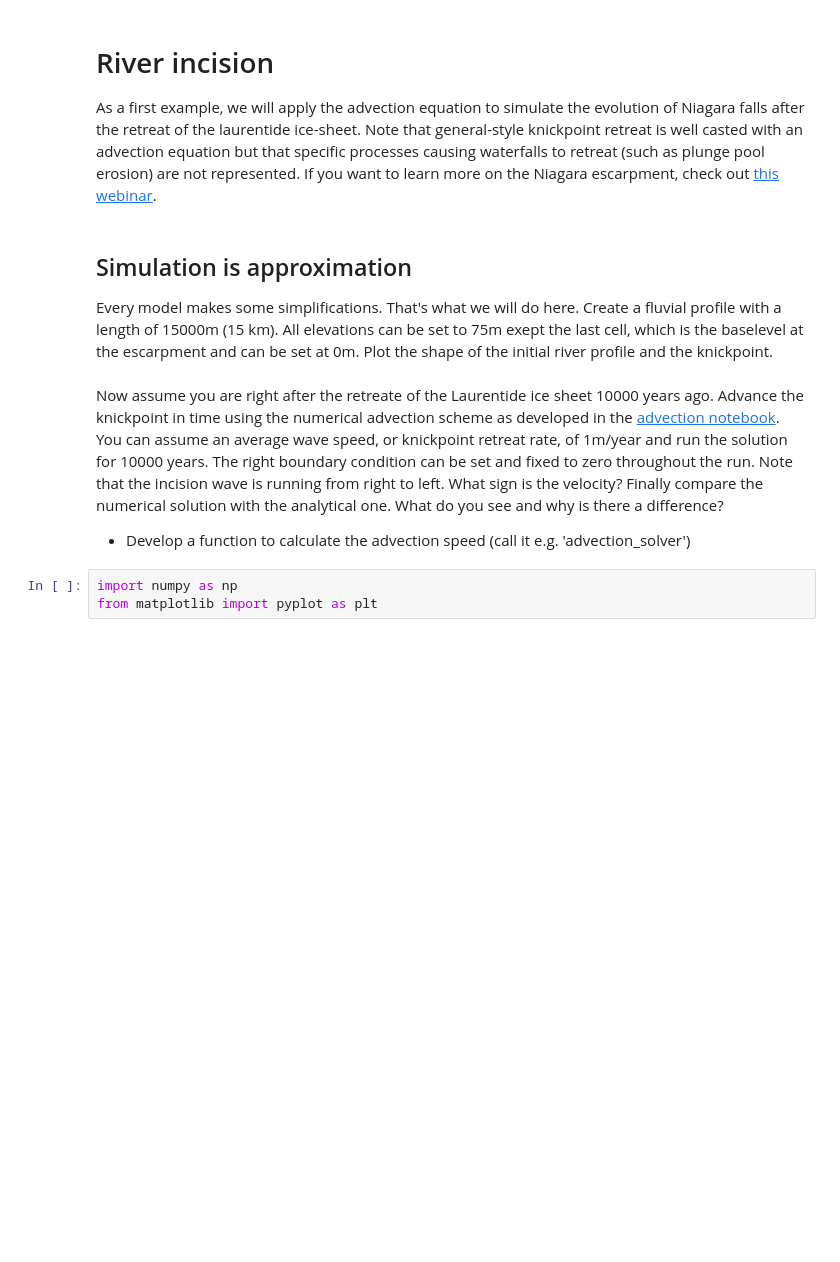
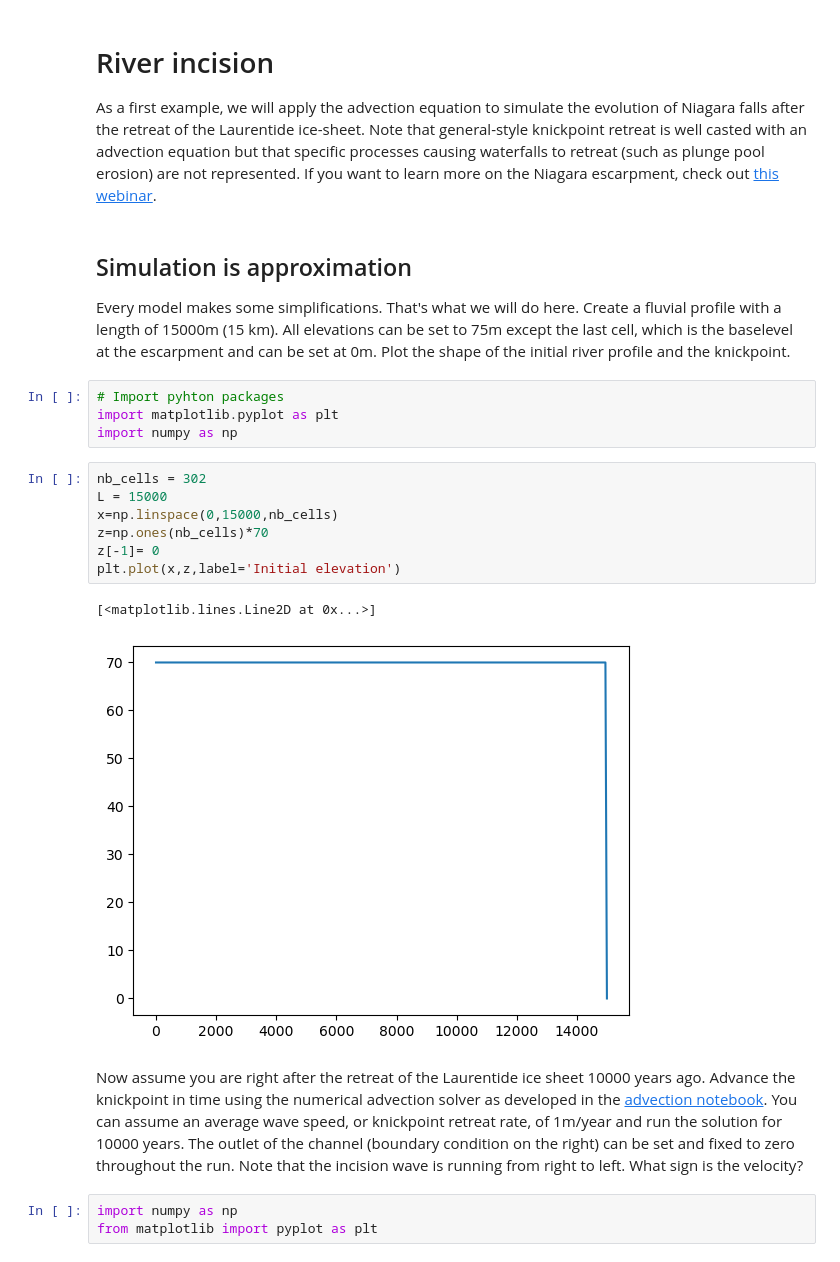
Before and after one commit to BCampforts/evolving_landscapes, a Jupyter notebook: lessons/rivers/fluvial_advection.ipynb, the cells around one changed output. Drawn from its saved outputs; the diff is of its cells as text; blank space fills up the shorter version.

Commit message:
Develop fluvial lecture

```diff
--- a/lessons/rivers/fluvial_advection.ipynb
+++ b/lessons/rivers/fluvial_advection.ipynb
@@ -3,15 +3,27 @@
 # %% [markdown]
 # River incision
 
-As a first example, we will apply the advection equation to simulate the evolution of Niagara falls after the retreat of the laurentide ice-sheet. Note that general-style knickpoint retreat is well casted with an advection equation but that specific processes causing waterfalls to retreat (such as plunge pool erosion) are not represented. If you want to learn more on the Niagara escarpment, check out [this webinar](https://www.youtube.com/watch?v=Az7utk0h3Ek).
+As a first example, we will apply the advection equation to simulate the evolution of Niagara falls after the retreat of the Laurentide ice-sheet. Note that general-style knickpoint retreat is well casted with an advection equation but that specific processes causing waterfalls to retreat (such as plunge pool erosion) are not represented. If you want to learn more on the Niagara escarpment, check out [this webinar](https://www.youtube.com/watch?v=Az7utk0h3Ek).
 # %% [markdown]
 ## Simulation is approximation
 Every model makes some simplifications. That's what we will do here.
-Create a fluvial profile with a length of 15000m (15 km). All elevations can be set to 75m exept the last cell, which is the baselevel at the escarpment and can be set at 0m. Plot the shape of the initial river profile and the knickpoint.
+Create a fluvial profile with a length of 15000m (15 km). All elevations can be set to 75m except the last cell, which is the baselevel at the escarpment and can be set at 0m. Plot the shape of the initial river profile and the knickpoint.
+# %%
+# Import pyhton packages
+import matplotlib.pyplot as plt
+import numpy as np
+# %%
+nb_cells = 302
+L = 15000
+x=np.linspace(0,15000,nb_cells)
+z=np.ones(nb_cells)*70
+z[-1]= 0
+plt.plot(x,z,label='Initial elevation')
+# %% [output]
+[<matplotlib.lines.Line2D at 0x...>]
+[figure, added]
 # %% [markdown]
-Now assume you are right after the retreate of the Laurentide ice sheet 10000 years ago. Advance the knickpoint in time using the numerical advection scheme as developed in the [advection notebook](advection.ipynb). You can assume an average wave speed, or knickpoint retreat rate, of 1m/year and run the solution for 10000 years. The right boundary condition can be set and fixed to zero throughout the run. Note that the incision wave is running from right to left. What sign is the velocity?
-Finally compare the numerical solution with the analytical one. What do you see and why is there a difference?
-* Develop a function to calculate the advection speed (call it e.g. 'advection_solver')
+Now assume you are right after the retreat of the Laurentide ice sheet 10000 years ago. Advance the knickpoint in time using the numerical advection solver as developed in the [advection notebook](advection.ipynb). You can assume an average wave speed, or knickpoint retreat rate, of 1m/year and run the solution for 10000 years. The outlet of the channel (boundary condition on the right) can be set and fixed to zero throughout the run. Note that the incision wave is running from right to left. What sign is the velocity?
 # %%
 import numpy as np
 from matplotlib import pyplot as plt
```
Also changed, not shown: parts of 6 cells of this notebook, 18 other files.
